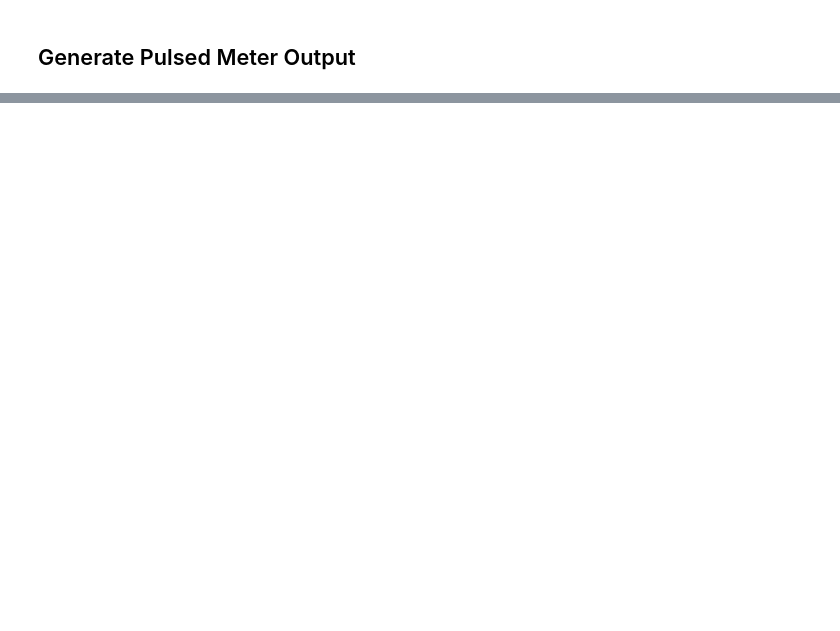
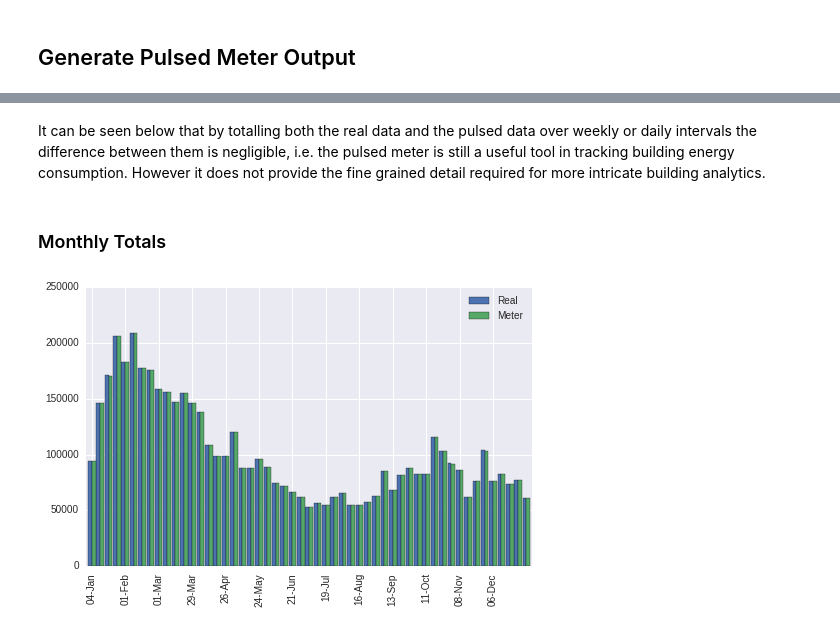
Before and after one commit to d-gleeson/pulsed_meters, a Jupyter notebook: Analysis.ipynb, the cells around one changed output, grey strips where cells are left out. Saved outputs shown, nothing was run; the diff lists cells and outputs as text; code cells hidden in the pictures; blank space fills up the shorter version.

```diff
--- a/Analysis.ipynb
+++ b/Analysis.ipynb
@@ -74,0 +84,13 @@ ax.set_title('Gas Use - Sample Summer Days')
+# %% [markdown]
+It can be seen below that by totalling both the real data and the pulsed data over weekly or daily intervals the difference between them is negligible, i.e. the pulsed meter is still a useful tool in tracking building energy consumption. However it does not provide the fine grained detail required for more intricate building analytics.
+# %% [markdown]
+### Monthly Totals
+# %%
+weekly_totals = df.resample('W').sum()
+weekly_totals.index = [ts.strftime('%d-%b') for ts in weekly_totals.index]
+# %%
+ax = weekly_totals.plot.bar(figsize=(8,5), width=0.9)
+tiks = ax.set_xticks(range(0,52,4))
+tiks = ax.set_xticklabels(weekly_totals.index[::4])
+# %% [output]
+[figure, added]
```
Also changed, not shown: parts of 10 cells of this notebook.
